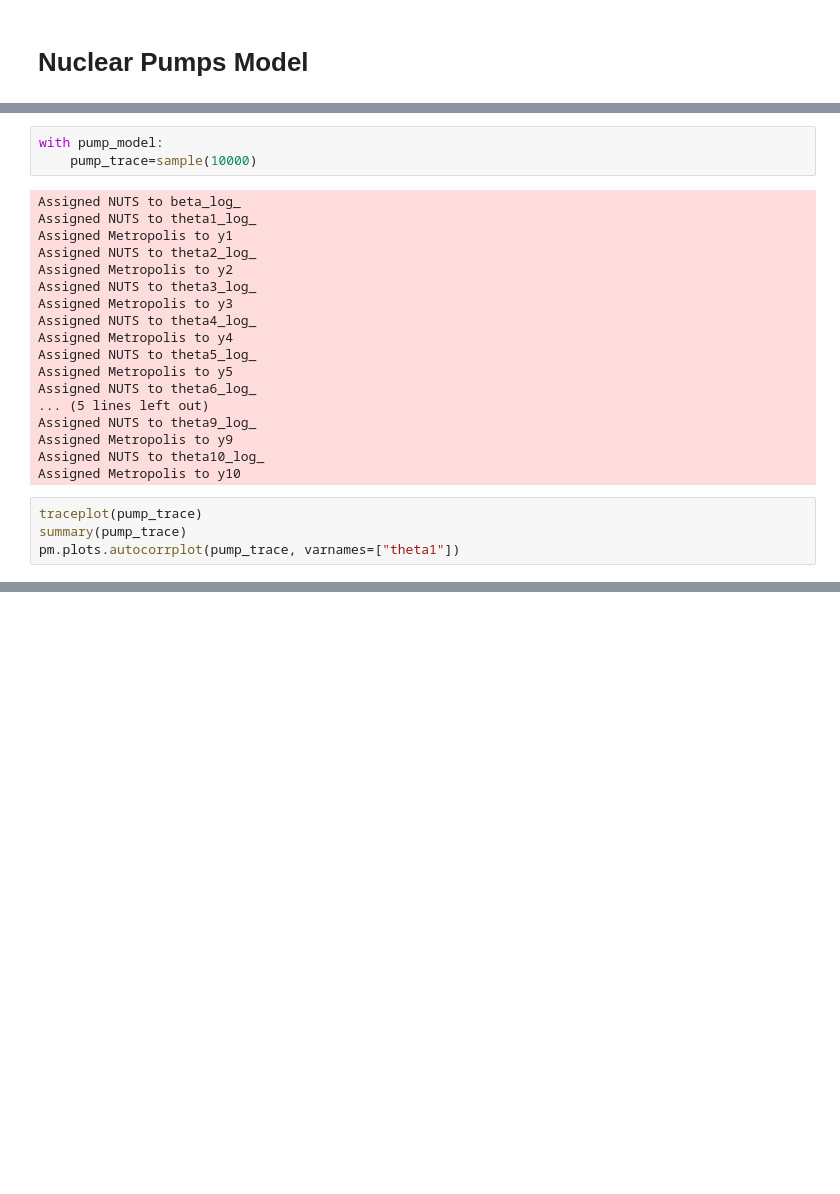
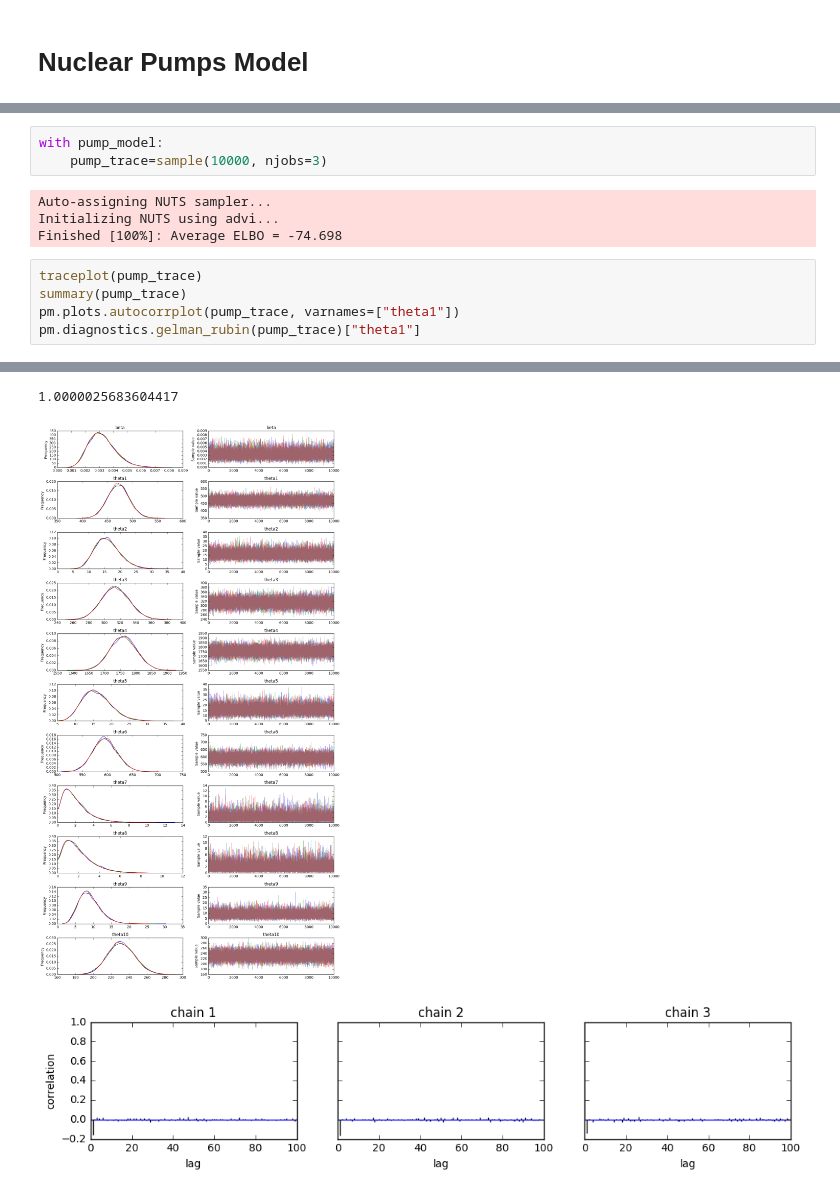
Before and after one commit to Jabberwockyll/MCMC, a Jupyter notebook: MCMC_PyMC3.ipynb, the cells around one changed output, grey strips where cells are left out. Drawn from its saved outputs; the diff is of its cells as text; blank space fills up the shorter version.

Commit message:
added GR and DIC for pump models

```diff
--- a/MCMC_PyMC3.ipynb
+++ b/MCMC_PyMC3.ipynb
@@ -185,25 +185,13 @@ with pump_model:
 # %%
 with pump_model:
-    pump_trace=sample(10000)
+    pump_trace=sample(10000, njobs=3)
 # %% [output]
-Assigned NUTS to beta_log_
-Assigned NUTS to theta1_log_
-Assigned Metropolis to y1
-Assigned NUTS to theta2_log_
-Assigned Metropolis to y2
-Assigned NUTS to theta3_log_
-Assigned Metropolis to y3
-Assigned NUTS to theta4_log_
-Assigned Metropolis to y4
-Assigned NUTS to theta5_log_
-Assigned Metropolis to y5
-Assigned NUTS to theta6_log_
-... (5 lines left out)
-Assigned NUTS to theta9_log_
-Assigned Metropolis to y9
-Assigned NUTS to theta10_log_
-Assigned Metropolis to y10
+Auto-assigning NUTS sampler...
+Initializing NUTS using advi...
+Finished [100%]: Average ELBO = -74.698
 # %%
 traceplot(pump_trace)
 summary(pump_trace)
 pm.plots.autocorrplot(pump_trace, varnames=["theta1"])
+pm.diagnostics.gelman_rubin(pump_trace)["theta1"]
+# %% [output]
@@ -209,0 +215,3 @@ pm.plots.autocorrplot(pump_trace, varnames=["theta1"])
+1.0000025683604417
+[figure, added]
+[figure, added]
```
Also changed, not shown: parts of 16 cells of this notebook.
